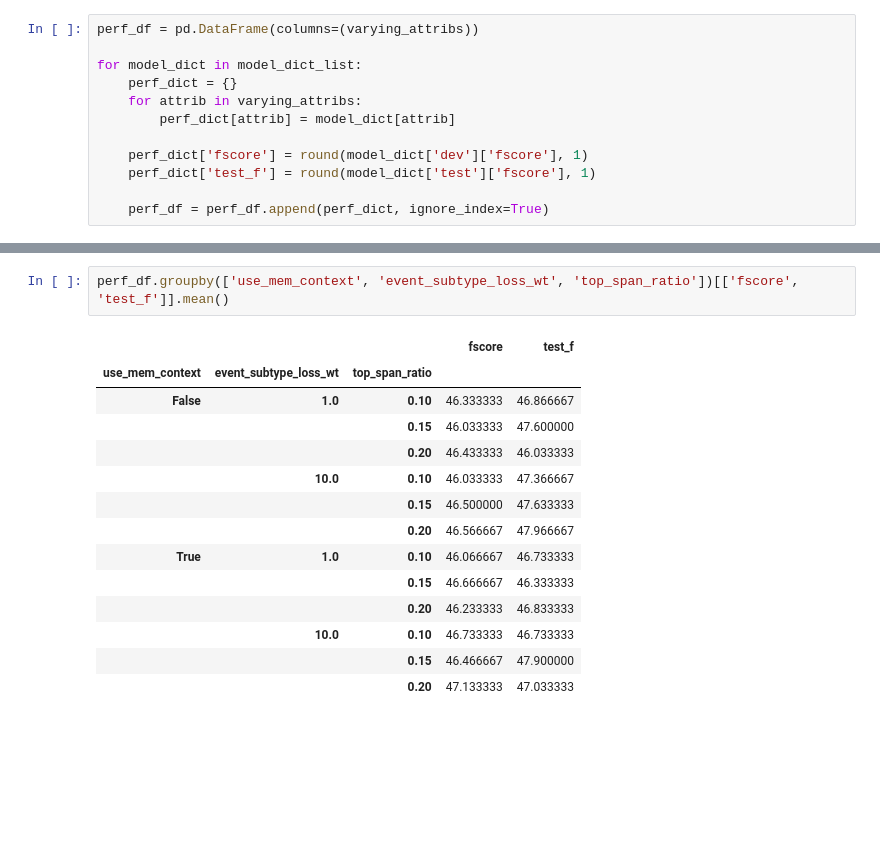
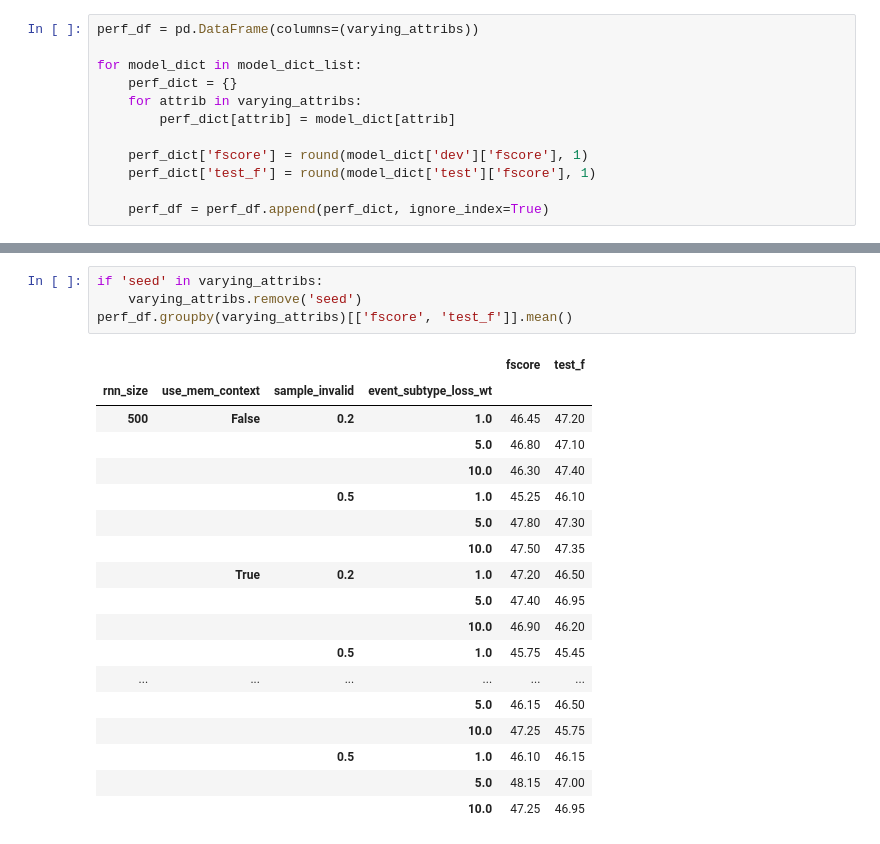
Before and after one commit to shtoshni/events, a Jupyter notebook: notebooks/kbp_2015/Slurm Aggregation.ipynb, the cells around one changed output, grey strips where cells are left out. Drawn from its saved outputs; the diff is of its cells as text; blank space fills up the shorter version.

```diff
--- a/notebooks/kbp_2015/Slurm Aggregation.ipynb
+++ b/notebooks/kbp_2015/Slurm Aggregation.ipynb
@@ -77,20 +81,26 @@ dev_max
-# %%
-perf_df.groupby(['use_mem_context', 'event_subtype_loss_wt', 'top_span_ratio'])[['fscore', 'test_f']].mean()
-# %% [output]
-|  |  |  | fscore | test_f |
-| use_mem_context | event_subtype_loss_wt | top_span_ratio |  |  |
-| False | 1.0 | 0.10 | 46.333333 | 46.866667 |
-|  |  | 0.15 | 46.033333 | 47.600000 |
-|  |  | 0.20 | 46.433333 | 46.033333 |
-|  | 10.0 | 0.10 | 46.033333 | 47.366667 |
-|  |  | 0.15 | 46.500000 | 47.633333 |
-|  |  | 0.20 | 46.566667 | 47.966667 |
-| True | 1.0 | 0.10 | 46.066667 | 46.733333 |
-|  |  | 0.15 | 46.666667 | 46.333333 |
-|  |  | 0.20 | 46.233333 | 46.833333 |
-|  | 10.0 | 0.10 | 46.733333 | 46.733333 |
-|  |  | 0.15 | 46.466667 | 47.900000 |
-|  |  | 0.20 | 47.133333 | 47.033333 |
+# %%
+if 'seed' in varying_attribs:
+    varying_attribs.remove('seed')
+perf_df.groupby(varying_attribs)[['fscore', 'test_f']].mean()
+# %% [output]
+|  |  |  |  | fscore | test_f |
+| rnn_size | use_mem_context | sample_invalid | event_subtype_loss_wt |  |  |
+| 500 | False | 0.2 | 1.0 | 46.45 | 47.20 |
+|  |  |  | 5.0 | 46.80 | 47.10 |
+|  |  |  | 10.0 | 46.30 | 47.40 |
+|  |  | 0.5 | 1.0 | 45.25 | 46.10 |
+|  |  |  | 5.0 | 47.80 | 47.30 |
+|  |  |  | 10.0 | 47.50 | 47.35 |
+|  | True | 0.2 | 1.0 | 47.20 | 46.50 |
+|  |  |  | 5.0 | 47.40 | 46.95 |
+|  |  |  | 10.0 | 46.90 | 46.20 |
+|  |  | 0.5 | 1.0 | 45.75 | 45.45 |
+| ... | ... | ... | ... | ... | ... |
+|  |  |  | 5.0 | 46.15 | 46.50 |
+|  |  |  | 10.0 | 47.25 | 45.75 |
+|  |  | 0.5 | 1.0 | 46.10 | 46.15 |
+|  |  |  | 5.0 | 48.15 | 47.00 |
+|  |  |  | 10.0 | 47.25 | 46.95 |
 # %%
 perf_df.groupby(['use_mem_context'])[['fscore', 'test_f']].mean()
 # %% [output]
```
Also changed, not shown: parts of 6 cells of this notebook, 4 other files.
